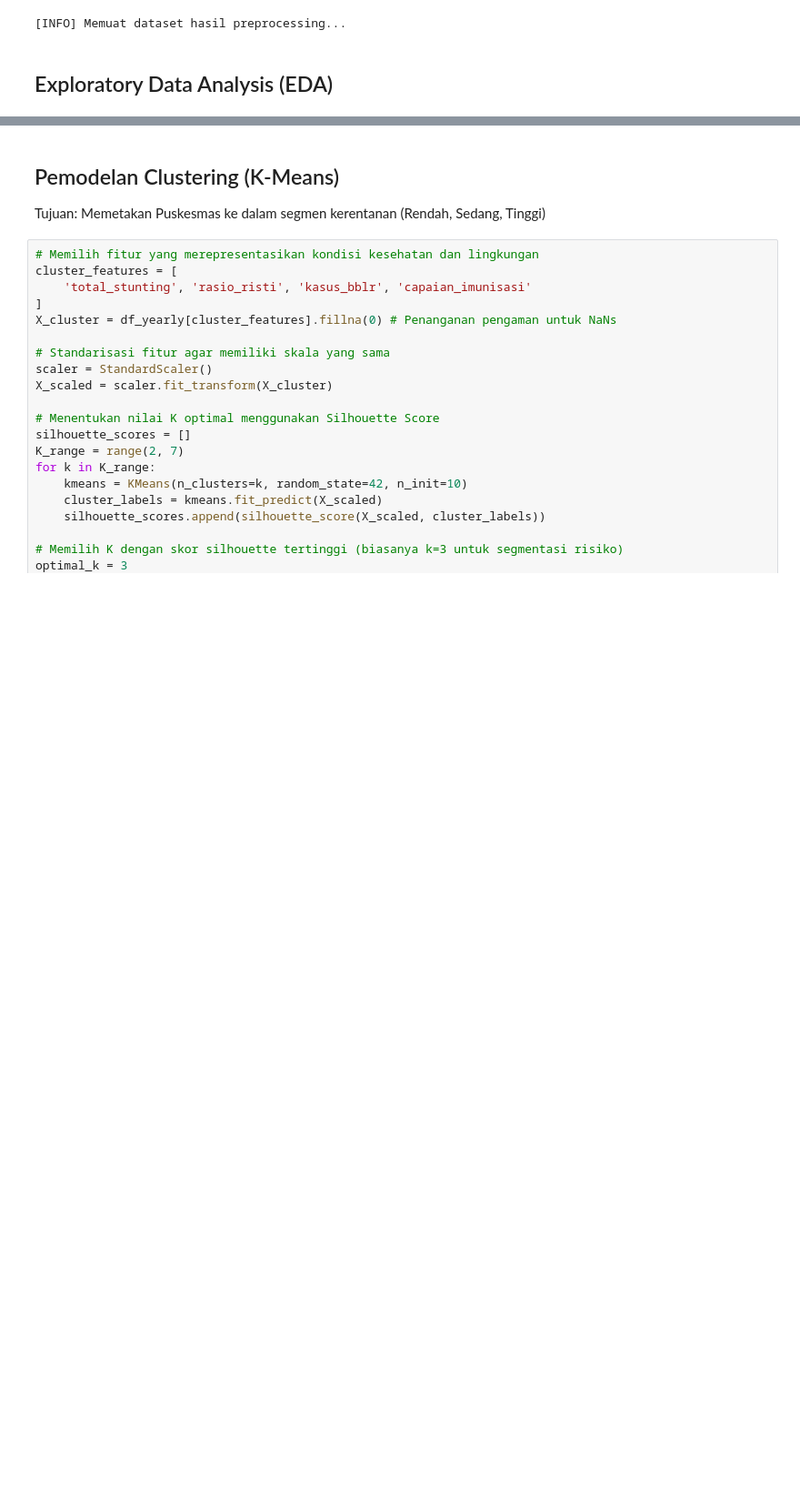
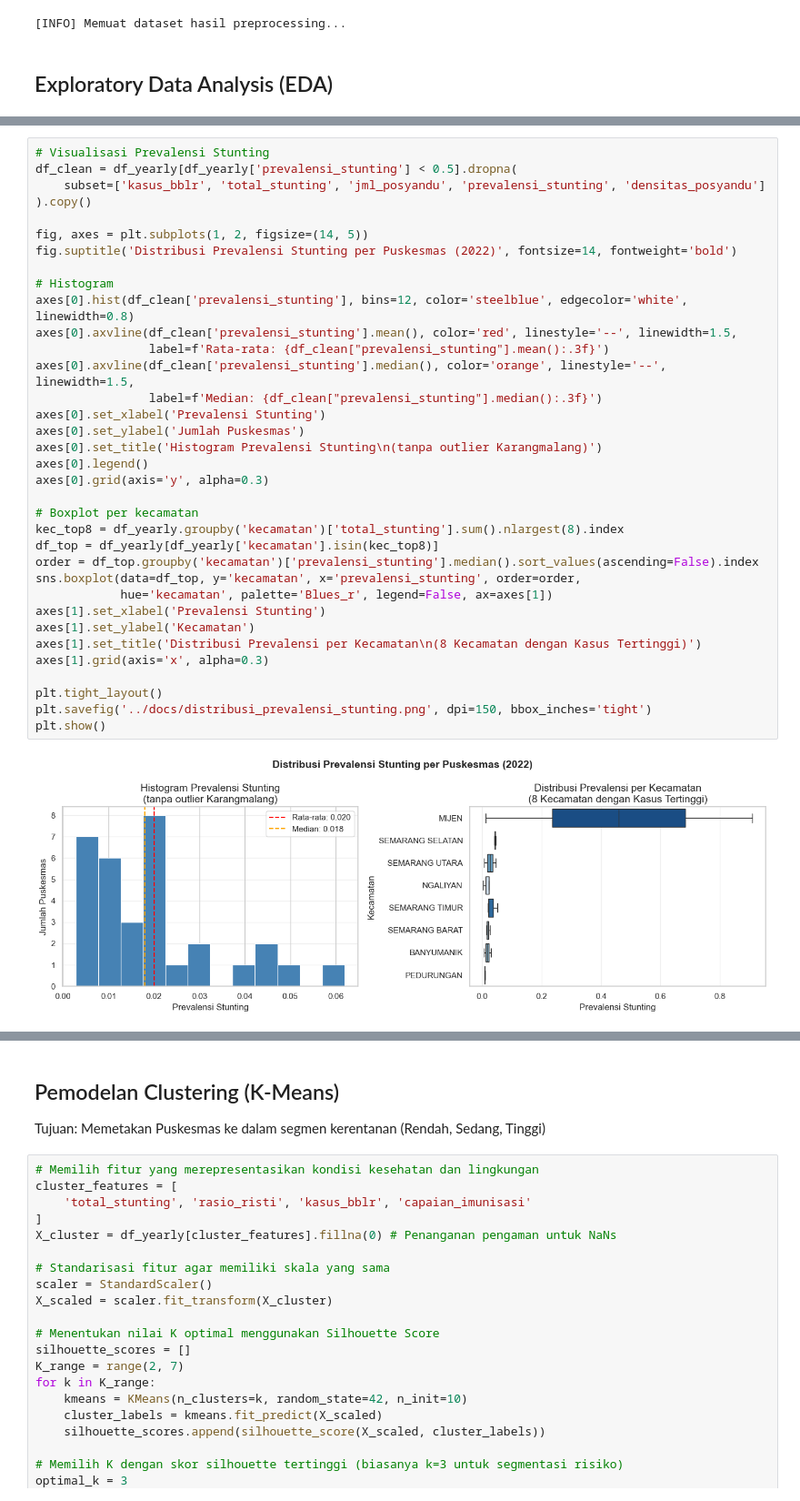
Before and after one commit to Amudixp/II4013_Tugas-Besar-G10, a Jupyter notebook: pipeline/05_eda_and_modeling.ipynb, the cells around one changed output, grey strips where cells are left out. Shown at 91% size. Saved outputs shown, nothing was run; the diff lists cells and outputs as text; blank space fills up the shorter version.

Commit message:
add some eda and visual dashboard

```diff
--- a/pipeline/05_eda_and_modeling.ipynb
+++ b/pipeline/05_eda_and_modeling.ipynb
@@ -73,3 +73,40 @@ Passing `palette` without assigning `hue` is deprecated and will be removed in v
   sns.barplot(data=kecamatan_stunting, x='total_stunting', y='kecamatan', palette='viridis')
 [figure]
 [figure]
+# %%
+# Visualisasi Prevalensi Stunting
+df_clean = df_yearly[df_yearly['prevalensi_stunting'] < 0.5].dropna(
+    subset=['kasus_bblr', 'total_stunting', 'jml_posyandu', 'prevalensi_stunting', 'densitas_posyandu']
+).copy()
+
+fig, axes = plt.subplots(1, 2, figsize=(14, 5))
+fig.suptitle('Distribusi Prevalensi Stunting per Puskesmas (2022)', fontsize=14, fontweight='bold')
+
+# Histogram
+axes[0].hist(df_clean['prevalensi_stunting'], bins=12, color='steelblue', edgecolor='white', linewidth=0.8)
+axes[0].axvline(df_clean['prevalensi_stunting'].mean(), color='red', linestyle='--', linewidth=1.5,
+                label=f'Rata-rata: {df_clean["prevalensi_stunting"].mean():.3f}')
+axes[0].axvline(df_clean['prevalensi_stunting'].median(), color='orange', linestyle='--', linewidth=1.5,
+                label=f'Median: {df_clean["prevalensi_stunting"].median():.3f}')
+axes[0].set_xlabel('Prevalensi Stunting')
+axes[0].set_ylabel('Jumlah Puskesmas')
+axes[0].set_title('Histogram Prevalensi Stunting\n(tanpa outlier Karangmalang)')
+axes[0].legend()
+axes[0].grid(axis='y', alpha=0.3)
+
+# Boxplot per kecamatan
+kec_top8 = df_yearly.groupby('kecamatan')['total_stunting'].sum().nlargest(8).index
+df_top = df_yearly[df_yearly['kecamatan'].isin(kec_top8)]
+order = df_top.groupby('kecamatan')['prevalensi_stunting'].median().sort_values(ascending=False).index
+sns.boxplot(data=df_top, y='kecamatan', x='prevalensi_stunting', order=order,
+            hue='kecamatan', palette='Blues_r', legend=False, ax=axes[1])
+axes[1].set_xlabel('Prevalensi Stunting')
+axes[1].set_ylabel('Kecamatan')
+axes[1].set_title('Distribusi Prevalensi per Kecamatan\n(8 Kecamatan dengan Kasus Tertinggi)')
+axes[1].grid(axis='x', alpha=0.3)
+
+plt.tight_layout()
+plt.savefig('../docs/distribusi_prevalensi_stunting.png', dpi=150, bbox_inches='tight')
+plt.show()
+# %% [output]
+[figure, added]
```
Also changed, not shown: parts of 4 cells of this notebook, 8 other files.
